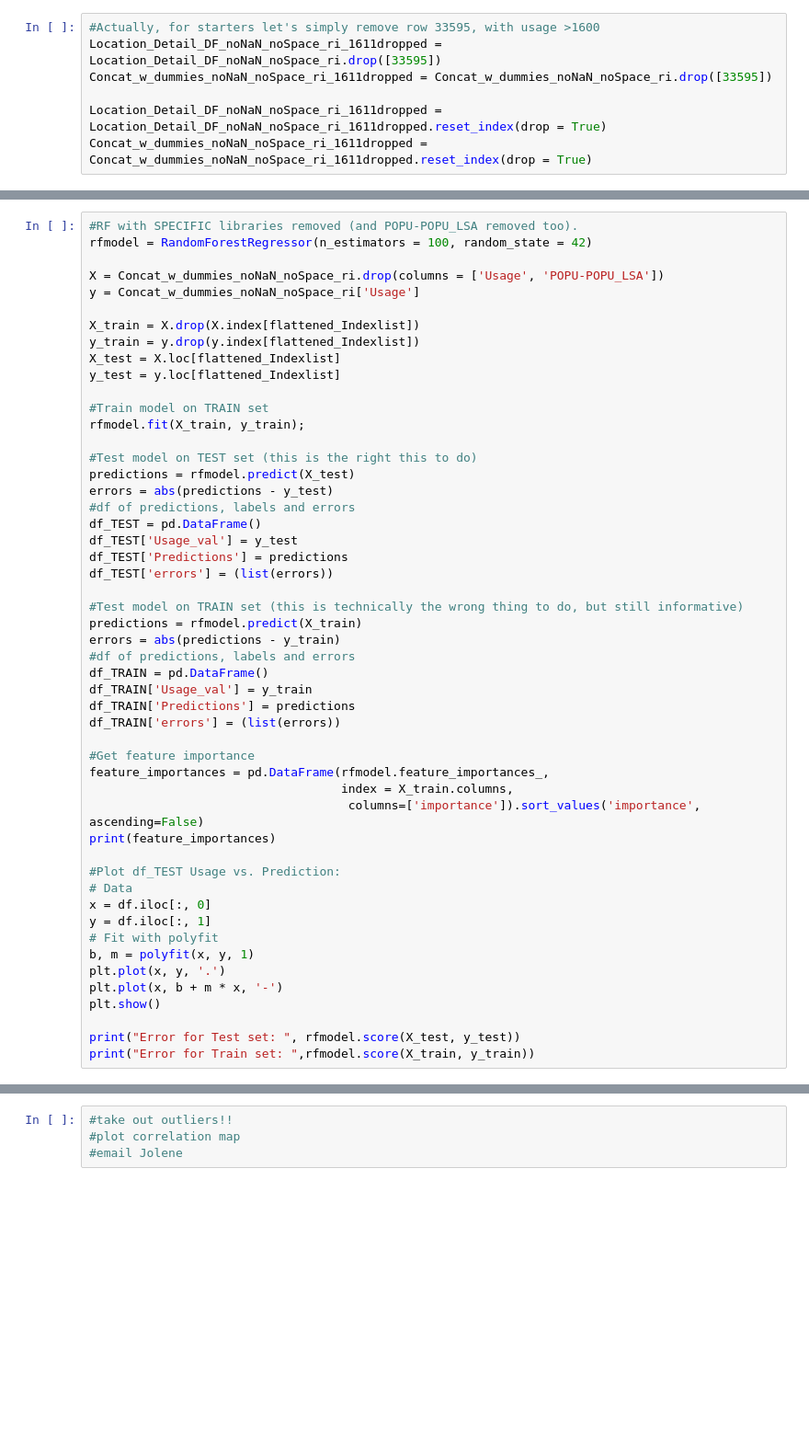
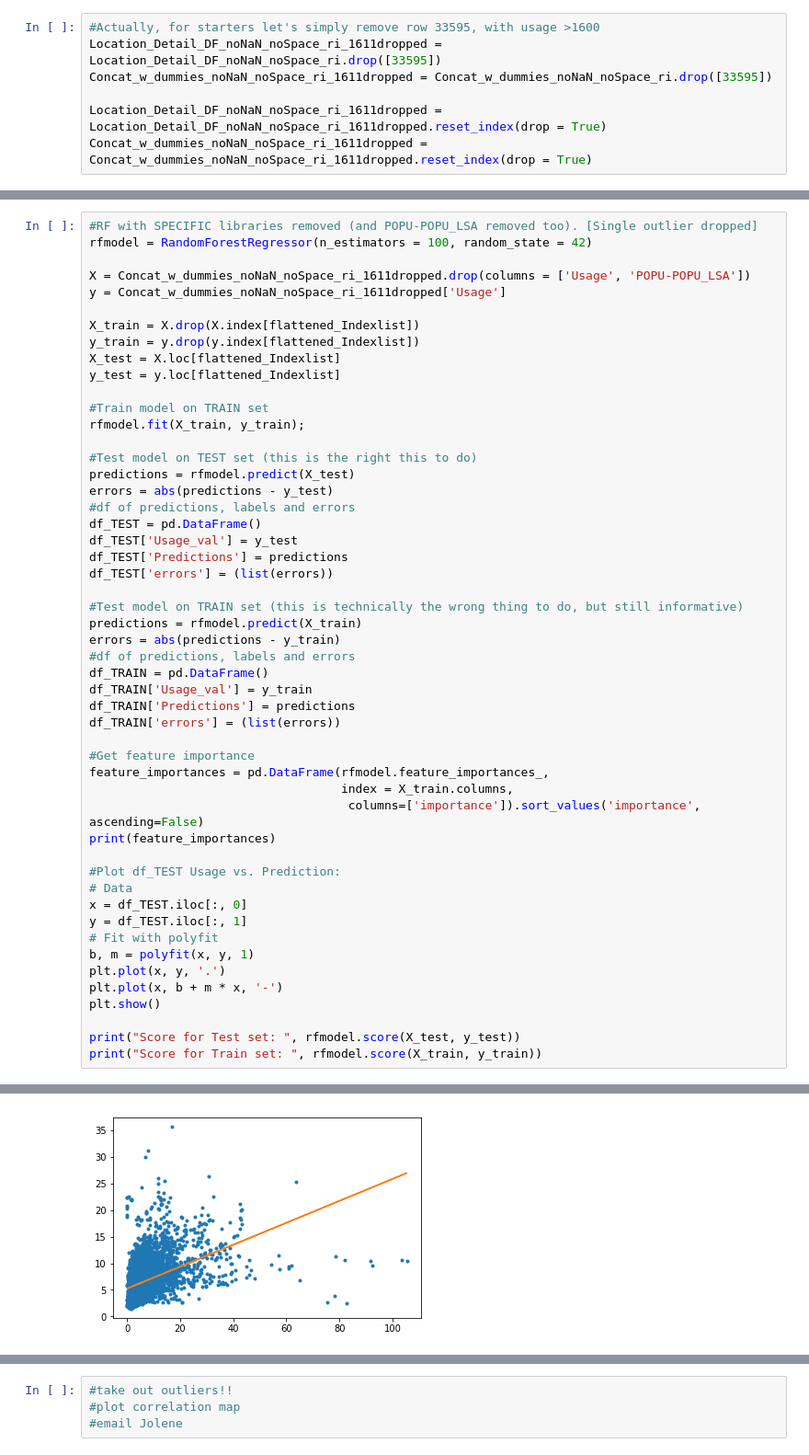
Before and after one commit to olgabane/Insight2019_LibraryProject, a Jupyter notebook: Library_Week3_Notebook5_RFContinuation.ipynb, the cells around one changed output, grey strips where cells are left out. Shown at 92% size. Saved outputs shown, nothing was run; the diff lists cells and outputs as text; blank space fills up the shorter version.

Commit message:
Settled on RFM structure. Currently overfit. High score on training set, lower on test set.

```diff
--- a/Library_Week3_Notebook5_RFContinuation.ipynb
+++ b/Library_Week3_Notebook5_RFContinuation.ipynb
@@ -1211,9 +1211,9 @@ print(len(flattened_Indexlist))
 # %%
-#RF with SPECIFIC libraries removed (and POPU-POPU_LSA removed too).
+#RF with SPECIFIC libraries removed (and POPU-POPU_LSA removed too). [Single outlier dropped]
 rfmodel = RandomForestRegressor(n_estimators = 100, random_state = 42)
 
-X = Concat_w_dummies_noNaN_noSpace_ri.drop(columns = ['Usage', 'POPU-POPU_LSA'])
-y = Concat_w_dummies_noNaN_noSpace_ri['Usage']
+X = Concat_w_dummies_noNaN_noSpace_ri_1611dropped.drop(columns = ['Usage', 'POPU-POPU_LSA'])
+y = Concat_w_dummies_noNaN_noSpace_ri_1611dropped['Usage']
 
 X_train = X.drop(X.index[flattened_Indexlist])
 y_train = y.drop(y.index[flattened_Indexlist])
@@ -1249,13 +1249,14 @@ print(feature_importances)
 
 #Plot df_TEST Usage vs. Prediction:
 # Data
-x = df.iloc[:, 0]
-y = df.iloc[:, 1]
+x = df_TEST.iloc[:, 0]
+y = df_TEST.iloc[:, 1]
 # Fit with polyfit
 b, m = polyfit(x, y, 1)
 plt.plot(x, y, '.')
 plt.plot(x, b + m * x, '-')
 plt.show()
 
-print("Error for Test set: ", rfmodel.score(X_test, y_test))
-print("Error for Train set: ",rfmodel.score(X_train, y_train))
+print("Score for Test set: ", rfmodel.score(X_test, y_test))
+print("Score for Train set: ", rfmodel.score(X_train, y_train))
+# %% [output]
@@ -1261,0 +1280 @@ print("Error for Train set: ",rfmodel.score(X_train, y_train))
+[figure, added]
```
Also changed, not shown: parts of 10 cells of this notebook.
